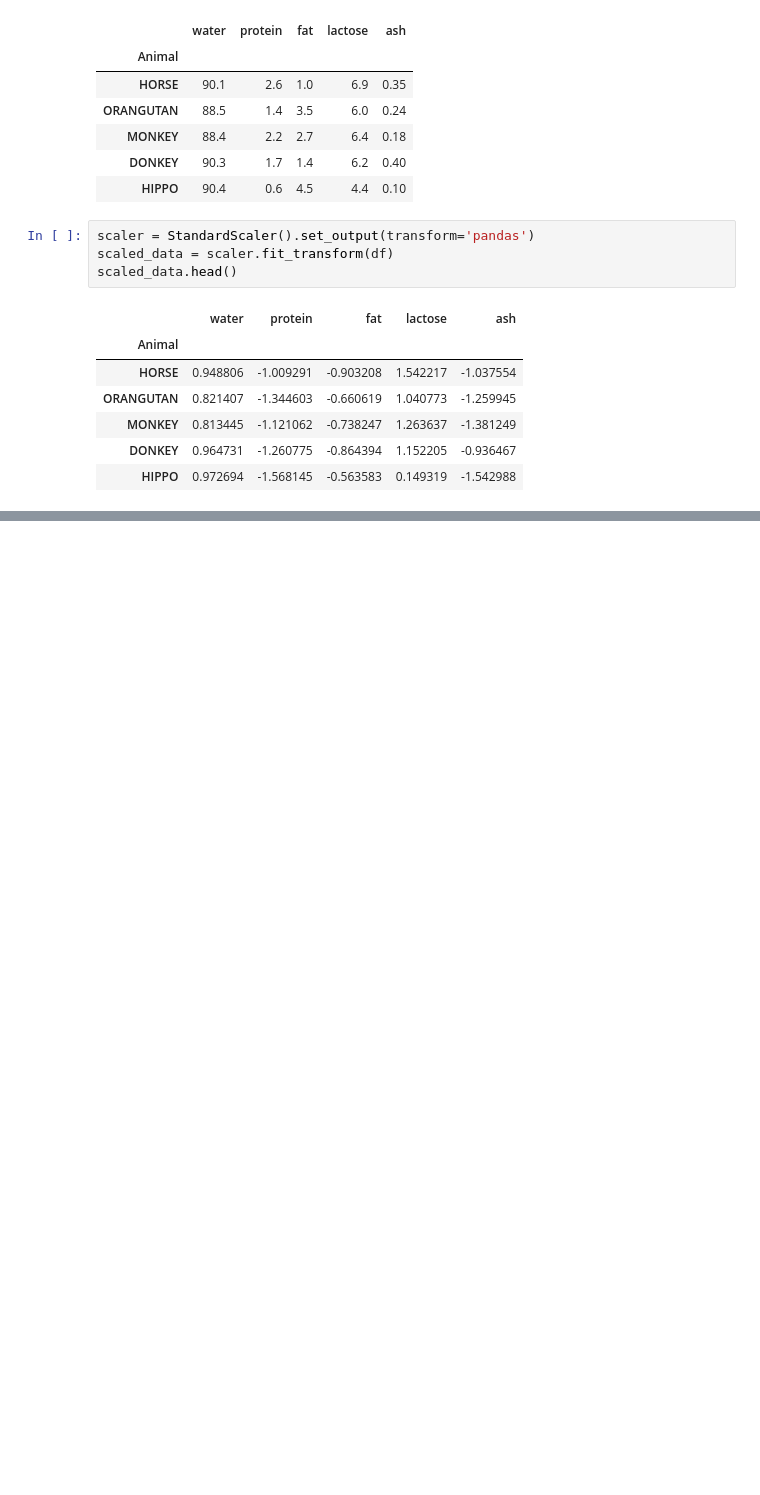
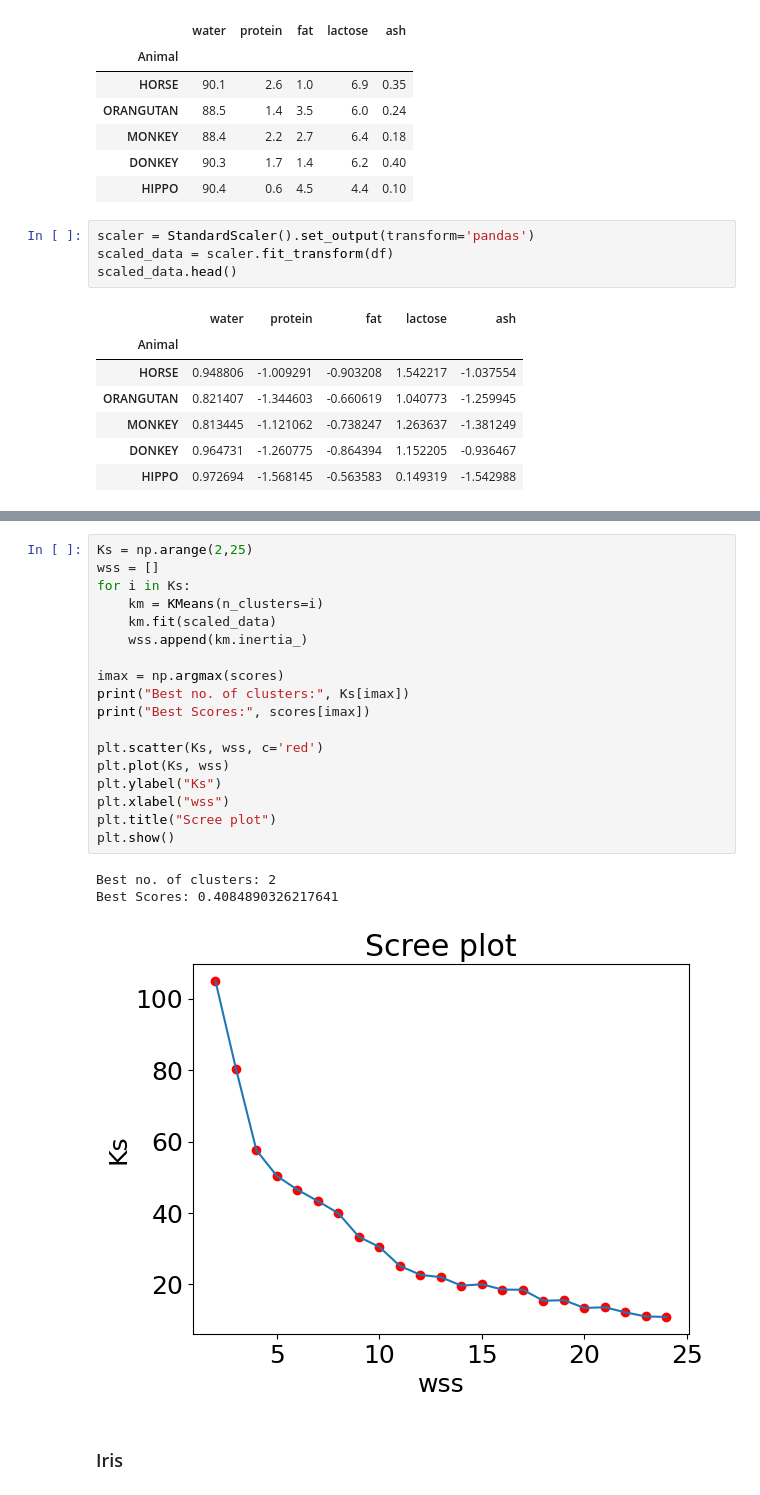
Before and after one commit to dungdungptit/Machine-Learning, a Jupyter notebook: 8_Clustering.ipynb, the cells around one changed output, grey strips where cells are left out. Drawn from its saved outputs; the diff is of its cells as text; blank space fills up the shorter version.

```diff
--- a/8_Clustering.ipynb
+++ b/8_Clustering.ipynb
@@ -280,0 +507,24 @@ Best Scores: 0.5391595072079529
+# %%
+Ks = np.arange(2,25)
+wss = []
+for i in Ks:
+    km = KMeans(n_clusters=i)
+    km.fit(scaled_data)
+    wss.append(km.inertia_)
+
+imax = np.argmax(scores)
+print("Best no. of clusters:", Ks[imax])
+print("Best Scores:", scores[imax])
+
+plt.scatter(Ks, wss, c='red')
+plt.plot(Ks, wss)
+plt.ylabel("Ks")
+plt.xlabel("wss")
+plt.title("Scree plot")
+plt.show()
+# %% [output]
+Best no. of clusters: 2
+Best Scores: 0.4084890326217641
+[figure, added]
+# %% [markdown]
+### Iris
```
Also changed, not shown: parts of 32 cells of this notebook.
